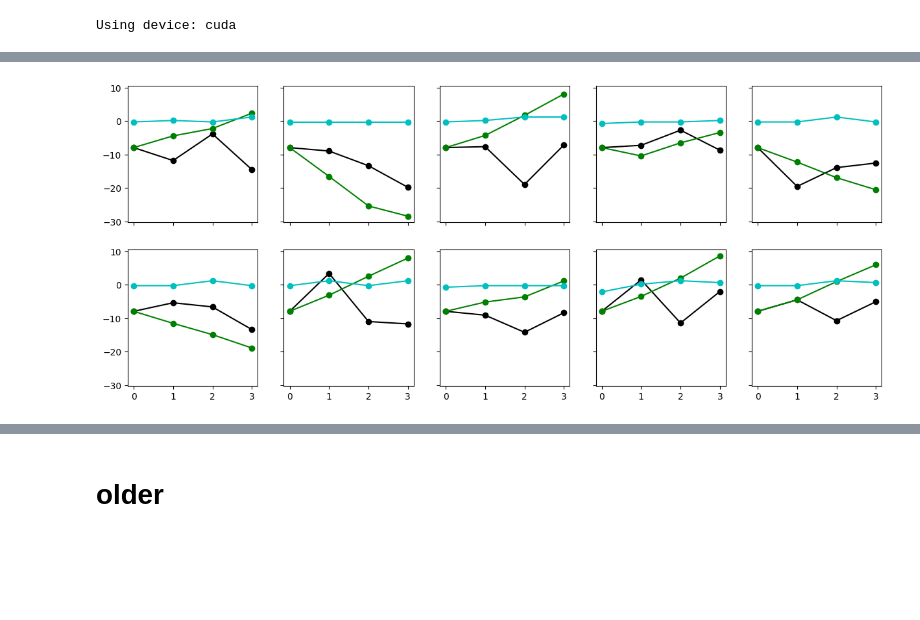
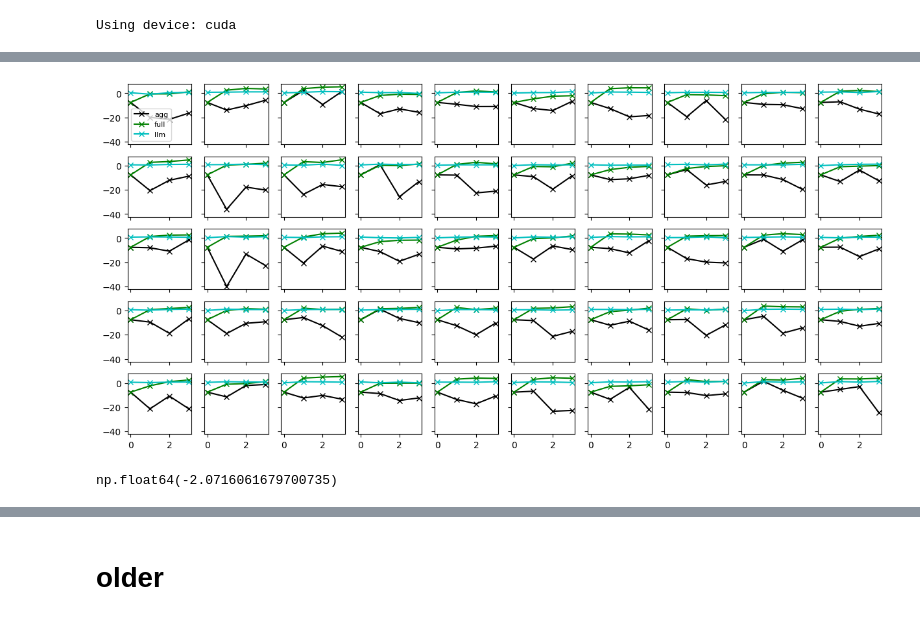
Before and after one commit to stmorse/scope2, a Jupyter notebook: notebooks/rewards.ipynb, the cells around one changed output, grey strips where cells are left out. Drawn from its saved outputs; the diff is of its cells as text; code cells hidden in the pictures; blank space fills up the shorter version.

```diff
--- a/notebooks/rewards.ipynb
+++ b/notebooks/rewards.ipynb
@@ -193,9 +234,10 @@ Using device: cuda
 # %%
-N_CONVOS = 10
+N_CONVOS = 50
 conversations = []
 
 for m in range(N_CONVOS):
     print(f"{m} ", end="")
+    if m % 10 == 0: print()
 
     convo = []
 
@@ -264,0 +385,16 @@ for convo in conversations:
+# %%
+fig, axs = plt.subplots(5,10, figsize=(15,7), sharex=True, sharey=True)
+
+for i, ax in enumerate(axs.ravel()):
+    ax.plot(range(4), l0 + get_ell(e_scores[i], use_lse=True), 'ko-', label="agg")
+    ax.plot(range(4), l0 + get_ell(h_scores[i], use_lse=True), 'kx-', label="agg (m)")
+
+    # ax.plot(range(4), l0 + get_ell(f_scores[i]), 'go-', label="full")
+    # ax.plot(range(4), l0 + get_ell(h_scores[i]), 'gx-', label="full (m)")
+
+    # ax.plot(range(4), logit(r_scores[i][:]), 'co-', label="llm")
+    # ax.plot(range(4), logit(q_scores[i][:]), 'cx-', label="llm (m)")
+
+axs[0,0].legend(fontsize=8)
+
+plt.show()
@@ -265,20 +403,17 @@ for convo in conversations:
 # %%
-fig, axs = plt.subplots(2,5, figsize=(15,6), sharex=True, sharey=True)
-
-def sigmoid(x):
-    return 1 / (1 + np.exp(-x))
-def logit(p):
-    return np.log(p / (1-p))
-def get_ell(scores):
-    # return scores[:,0] - scores[:,2]
-    lse = np.log(np.exp(scores[:,1]) + np.exp(scores[:,2]))
-    return scores[:,0] - lse
+fig, axs = plt.subplots(5,10, figsize=(15,7), sharex=True, sharey=True)
 
 for i, ax in enumerate(axs.ravel()):
-    ax.plot(range(4), l0 + get_ell(e_scores[i]), 'ko-')
-    ax.plot(range(4), l0 + np.cumsum(get_ell(f_scores[i])), 'go-')
-    ax.plot(range(4), logit(r_scores[i][:]), 'co-')
+    ax.plot(range(4), l0 + get_ell(g_scores[i], use_lse=True), 'kx-', label="agg")
+    ax.plot(range(4), l0 + get_ell(h_scores[i], use_lse=True), 'gx-', label="full")
+    ax.plot(range(4), logit(q_scores[i][:]), 'cx-', label="llm")
+
+axs[0,0].legend(fontsize=8)
 
 plt.show()
 # %% [output]
-[figure, old version]
+[figure, new version]
+# %%
+logit(rscale(2))
+# %% [output]
+np.float64(-2.0716061679700735)
```
Also changed, not shown: parts of 12 cells of this notebook, 4 other files.
